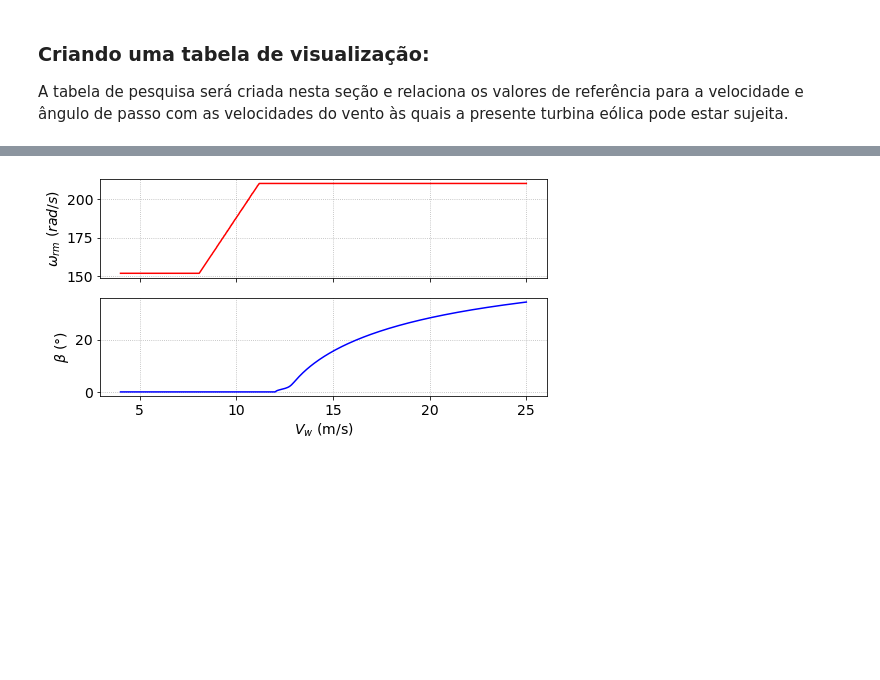
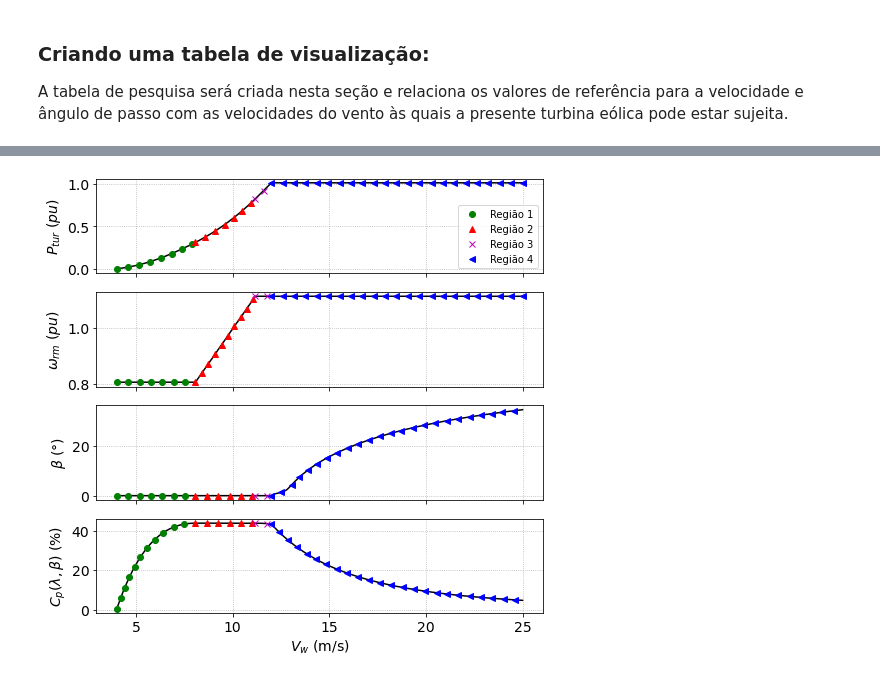
Before and after one commit to JVUemura/Uemura2023SBSE, a Jupyter notebook: Notebooks Python/controlWEC.ipynb, the cells around one changed output, grey strips where cells are left out. Cells and saved outputs as stored; diff of their text form; code cells hidden in the pictures; blank space fills up the shorter version.

```diff
--- a/Notebooks Python/controlWEC.ipynb
+++ b/Notebooks Python/controlWEC.ipynb
@@ -19,8 +19,11 @@ N = 111.5
 # Constantes do coeficiente de potência
 C = [0.22,116,0.4,0,0,5,12.5,0.08,0.035]
 
-# Poteência nominal
+# Potência nominal
 P_nom = 2 # MW
+
+# Velocidade base:
+W_base = 60*np.pi
 
 # Densidade do ar
 par = 1.225 #kg/m³
@@ -192,34 +208,86 @@ lTable = pd.DataFrame({'Vw': vetor_Vw,
+# %%
+def CP(LBD, BETA): # Função para o coeficiente de potência:
+  alpha = (1 / (LBD+ BETA * C[7]) - C[8] / (BETA ** 3 + 1))**-1
+  cp = C[0] * (C[1] / alpha - C[2] * BETA - C[3] * BETA ** C[4] - C[5]) * np.exp(-C[6] / alpha)
+  return cp
+
+vetor_Pot = np.zeros_like(vetor_Vw)
+vetor_Cp = np.zeros_like(vetor_Vw)
+A = np.pi*R**2
+
+for k,v in enumerate(vetor_Vw):
+    vetor_Cp[k] = CP(vetor_Wrm[k]*R/v/N, vetor_Bet[k])
+    vetor_Pot[k] = (vetor_Cp[k])*0.5*par*A*v**3
 # %%
 # Declaração da Figura:
-fig, [ax1, ax2] = plt.subplots(2, 1, sharex=True)
-fig.set_size_inches(8, 4)
+fig, [ax1, ax2, ax3, ax4] = plt.subplots(4, 1, sharex=True)
+fig.set_size_inches(8, 8)
 
 # Plots:
-ax1.plot(vetor_Vw, vetor_Wrm, color='r')
-ax2.plot(vetor_Vw, vetor_Bet, color='b')
+ax1.plot(vetor_Vw, vetor_Pot/(P_nom*1e6), color='0')
+ax1.plot(vetor_Vw[:200], vetor_Pot[:200]/(P_nom*1e6), 'go', markevery=0.025, label="Região 1")
+ax1.plot(vetor_Vw[200:400], vetor_Pot[200:400]/(P_nom*1e6), 'r^', markevery=0.025, label="Região 2")
+ax1.plot(vetor_Vw[400:600], vetor_Pot[400:600]/(P_nom*1e6), 'mx', markevery=0.025, label="Região 3")
+ax1.plot(vetor_Vw[600:], vetor_Pot[600:]/(P_nom*1e6), 'b<', markevery=0.025, label="Região 4")
+
+ax2.plot(vetor_Vw, vetor_Wrm/W_base, color='0')
+ax2.plot(vetor_Vw[:200], vetor_Wrm[:200]/W_base, 'go', markevery=0.025)
+ax2.plot(vetor_Vw[200:400], vetor_Wrm[200:400]/W_base, 'r^', markevery=0.025)
+ax2.plot(vetor_Vw[400:600], vetor_Wrm[400:600]/W_base, 'mx', markevery=0.025)
+ax2.plot(vetor_Vw[600:], vetor_Wrm[600:]/W_base, 'b<', markevery=0.025)
+
+ax3.plot(vetor_Vw, vetor_Bet, color='0')
+ax3.plot(vetor_Vw[:200], vetor_Bet[:200], 'go', markevery=0.025)
+ax3.plot(vetor_Vw[200:400], vetor_Bet[200:400], 'r^', markevery=0.025)
+ax3.plot(vetor_Vw[400:600], vetor_Bet[400:600], 'mx', markevery=0.025)
+ax3.plot(vetor_Vw[600:], vetor_Bet[600:], 'b<', markevery=0.025)
+
+ax4.plot(vetor_Vw, vetor_Cp*100, color='0')
+ax4.plot(vetor_Vw[:200], vetor_Cp[:200]*100, 'go', markevery=0.025)
+ax4.plot(vetor_Vw[200:400], vetor_Cp[200:400]*100, 'r^', markevery=0.025)
+ax4.plot(vetor_Vw[400:600], vetor_Cp[400:600]*100, 'mx', markevery=0.025)
+ax4.plot(vetor_Vw[600:], vetor_Cp[600:]*100, 'b<', markevery=0.025)
 
 ax1.set_xlabel("", fontsize=14)
-ax1.set_ylabel("$\omega_{rm}$ $(rad/s)$", fontsize=14)
+ax1.set_ylabel("$P_{tur}$ $(pu)$", fontsize=14)
 
-ax2.set_xlabel("$V_w$ (m/s)", fontsize=14)
-ax2.set_ylabel("$\\beta$ $(°)$", fontsize=14)
+ax2.set_xlabel("", fontsize=14)
+ax2.set_ylabel("$\omega_{rm}$ $(pu)$", fontsize=14)
+
+ax3.set_xlabel("", fontsize=14)
+ax3.set_ylabel("$\\beta$ $(°)$", fontsize=14)
+
+ax4.set_xlabel("$V_w$ (m/s)", fontsize=14)
+ax4.set_ylabel("$C_p(\lambda, \\beta)$ (%)", fontsize=14)
 
 ax1.grid(True, linestyle='dotted')
 ax2.grid(True, linestyle='dotted')
+ax3.grid(True, linestyle='dotted')
+ax4.grid(True, linestyle='dotted')
 
 ax1.tick_params(axis='x', labelsize=14)
 ax1.tick_params(axis='y', labelsize=14)
 
 ax2.tick_params(axis='x', labelsize=14)
 ax2.tick_params(axis='y', labelsize=14)
 
+ax3.tick_params(axis='x', labelsize=14)
+ax3.tick_params(axis='y', labelsize=14)
+
+ax4.tick_params(axis='x', labelsize=14)
+ax4.tick_params(axis='y', labelsize=14)
+
 ax1.grid(True, linestyle='dotted')
 ax2.grid(True, linestyle='dotted')
+ax3.grid(True, linestyle='dotted')
+ax4.grid(True, linestyle='dotted')
+
+ax1.legend(loc='lower right')
 
 plt.show()
-#fig.savefig("produtoLT.pdf", bbox_inches='tight', pad_inches=0)
+fig.savefig("produtoLT.pdf", bbox_inches='tight', pad_inches=0)
 # %% [output]
-[figure, old version]
+[figure, new version]
 # %%
 # Exportando as Lookup tables:
 mybetaR4 = np.array([(Vw_R4-Vw_R4[0]).tolist(), Bet_R4.tolist()]).T
```
Also changed, not shown: parts of 4 cells of this notebook, 6 other files.
